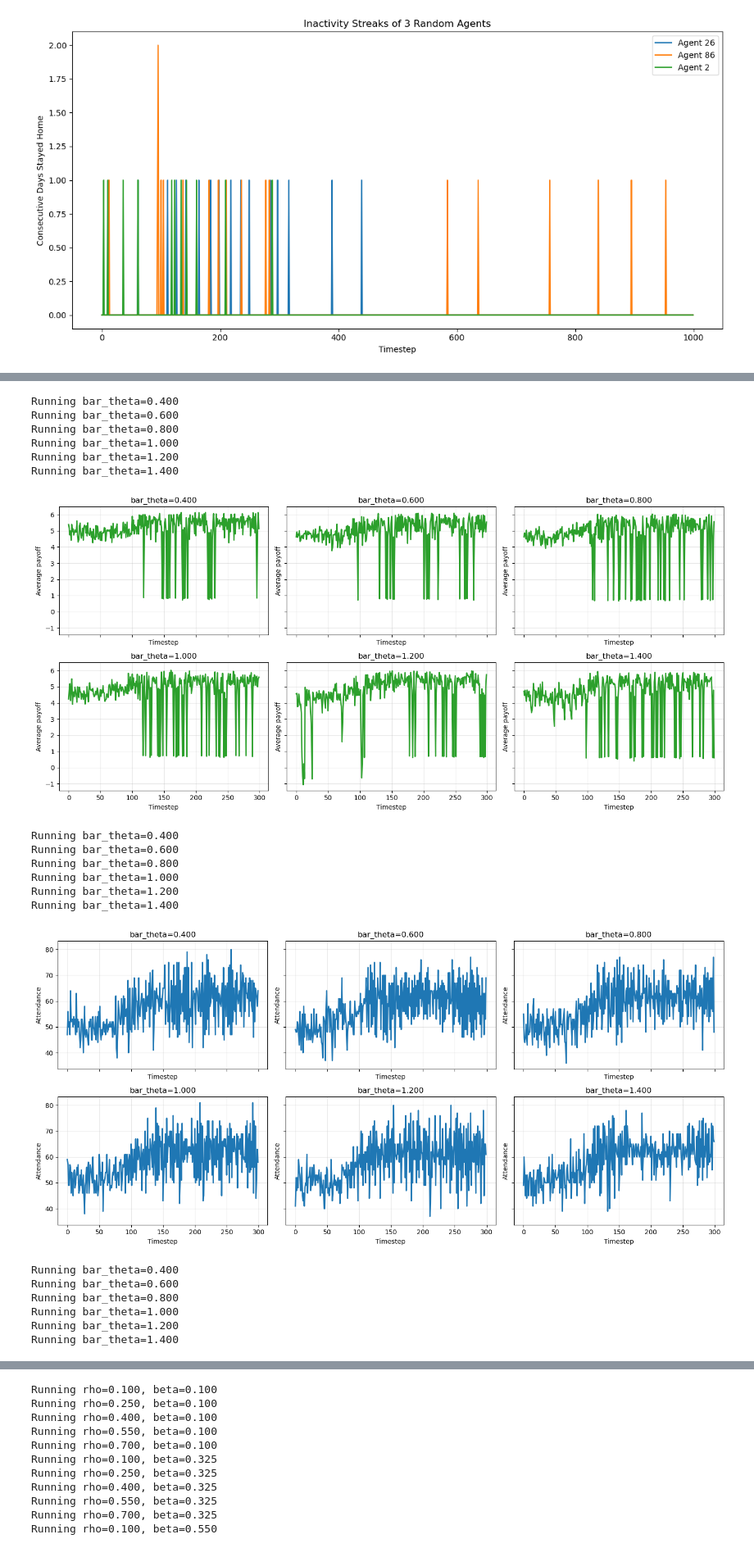
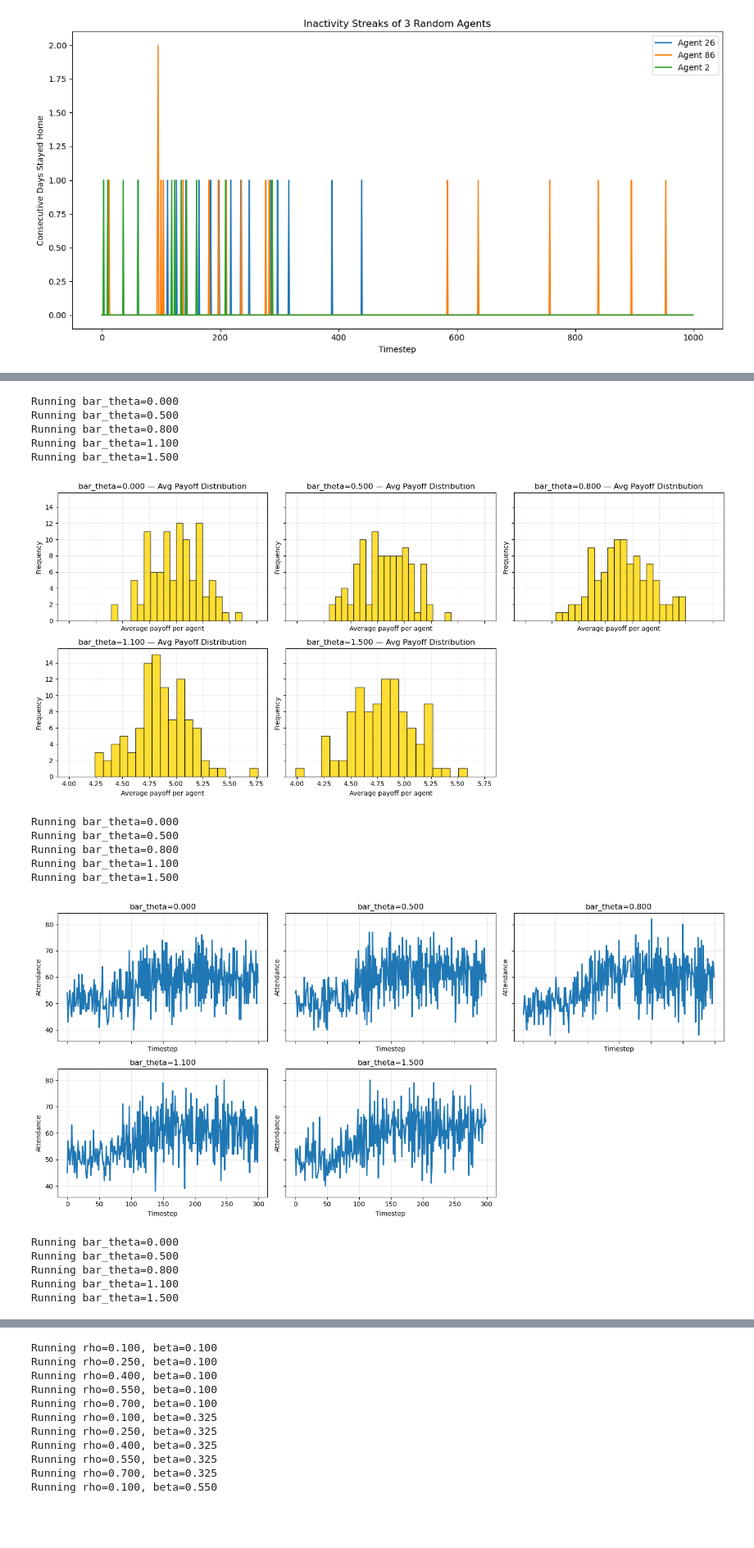
Before and after one commit to DragonsAreFuckingCool/discrete-probability-multi-agent-reinforcement-learning, a Jupyter notebook: IndividualPunishment.ipynb, the cells around one changed output, grey strips where cells are left out. Shown at 82% size. Cells and saved outputs as stored; diff of their text form; code cells hidden in the pictures; blank space fills up the shorter version.

```diff
--- a/IndividualPunishment.ipynb
+++ b/IndividualPunishment.ipynb
@@ -265,14 +265,14 @@ if __name__ == "__main__":
 
     # Histogram: distribution of chosen p's in final window
     chosen_hist = res["chosen_history"]
-    final_window = 5 # do spisific numbers to see what happens at what times in the learning
+    final_window = 20 # do spisific numbers to see what happens at what times in the learning
     M = chosen_hist.max()
     w = min(final_window, chosen_hist.shape[0])
-    flat_idxs = chosen_hist[-w:, :].flatten()
+    flat_idxs = chosen_hist[-w:, :].flatten() #help
     p_values = flat_idxs / M
 
     plt.figure(figsize=(6, 3))
-    plt.hist(p_values, bins=M + 1, edgecolor='black', density=True)
+    plt.hist(p_values, bins=M + 1, edgecolor='black', color='rebeccapurple', density=True)
     plt.title(f"Distribution of chosen p over last {w} steps (all agents)")
     plt.xlabel("Chosen p")
     plt.ylabel("Relative frequency")
@@ -469,12 +475,21 @@ def compare_parameter(param_name, values, plot_func, base_kwargs, ncols=3):
     plt.show()
 
 def plot_avg_payoff(res, ax, label):
-    t = np.arange(len(res["avg_payoff_ts"]))
-    ax.plot(t, res["avg_payoff_ts"], color="tab:green", lw=2, label=label)
-    ax.set_title(label)
-    ax.grid(True, alpha=0.3)
-    ax.set_xlabel("Timestep")
-    ax.set_ylabel("Average payoff")
+    """
+    Plot a histogram of average per-agent payoffs for a given RL run.
+    """
+    # Compute average payoff per agent across all timesteps
+    agent_avg_payoffs = res["all_payoffs"].mean(axis=0)
+
+    # Histogram (same style as the standalone version)
+    ax.hist(agent_avg_payoffs, bins=20, color="gold",
+            edgecolor="black", alpha=0.8)
+
+    ax.set_title(f"{label} — Avg Payoff Distribution")
+    ax.set_xlabel("Average payoff per agent")
+    ax.set_ylabel("Frequency")
+    ax.grid(True, alpha=0.25)
+
 
 def plot_attendance(res, ax, label):
     ax.plot(res["attendance_ts"], color="tab:blue", lw=2, label=label)
@@ -496,12 +511,12 @@ param_values = [0.1, 0.3, 0.5, 0.7, 1.0, 1.5]
 base_kwargs = dict(
     G=G, S=S, F=F, N=N, C=C, T=300, M=M, lr=LR, gamma=GAMMA,
     tau_start=TAU_START, tau_min=TAU_MIN,
-    rho=0.3, alpha=alpha, beta=beta,
+    rho=rho, alpha=alpha, beta=0.5,
     bar_theta=bar_theta, theta_cap=theta_cap,
     k_init=K_INIT
 )
 
-compare_parameter("rho", param_values, plot_avg_payoff, base_kwargs, ncols=3)
-compare_parameter("rho", param_values, plot_attendance, base_kwargs, ncols=3)
-compare_parameter("rho", param_values, plot_mean_p, base_kwargs, ncols=3)
+compare_parameter("beta", param_values, plot_avg_payoff, base_kwargs, ncols=3)
+compare_parameter("beta", param_values, plot_attendance, base_kwargs, ncols=3)
+compare_parameter("beta", param_values, plot_mean_p, base_kwargs, ncols=3)
 # %% [output]
@@ -529,35 +544,32 @@ Running rho=1.500
 # %%
-param_values_theta = [ 0.4, 0.6, 0.8, 1.0, 1.2, 1.4]
+param_values_theta = [ 0.0, 0.5, 0.8, 1.1, 1.5]
 
 base_kwargs = dict(
     G=G, S=S, F=F, N=N, C=C, T=300, M=M, lr=LR, gamma=GAMMA,
     tau_start=TAU_START, tau_min=TAU_MIN,
     rho=rho, alpha=alpha, beta=beta,
     bar_theta=0.8, theta_cap=theta_cap,
     k_init=K_INIT
 )
 
 compare_parameter("bar_theta", param_values_theta, plot_avg_payoff, base_kwargs, ncols=3)
 compare_parameter("bar_theta", param_values_theta, plot_attendance, base_kwargs, ncols=3)
 compare_parameter("bar_theta", param_values_theta, plot_mean_p, base_kwargs, ncols=3)
 # %% [output]
-Running bar_theta=0.400
-Running bar_theta=0.600
+Running bar_theta=0.000
+Running bar_theta=0.500
 Running bar_theta=0.800
-Running bar_theta=1.000
-Running bar_theta=1.200
-Running bar_theta=1.400
+Running bar_theta=1.100
+Running bar_theta=1.500
-[figure, old version]
+[figure, new version]
-Running bar_theta=0.400
-Running bar_theta=0.600
+Running bar_theta=0.000
+Running bar_theta=0.500
 Running bar_theta=0.800
-Running bar_theta=1.000
-Running bar_theta=1.200
-Running bar_theta=1.400
+Running bar_theta=1.100
+Running bar_theta=1.500
-[figure, old version]
+[figure, new version]
-Running bar_theta=0.400
-Running bar_theta=0.600
+Running bar_theta=0.000
+Running bar_theta=0.500
 Running bar_theta=0.800
-Running bar_theta=1.000
-Running bar_theta=1.200
-Running bar_theta=1.400
+Running bar_theta=1.100
+Running bar_theta=1.500
```
Also changed, not shown: parts of 8 cells of this notebook, 10 other files.
